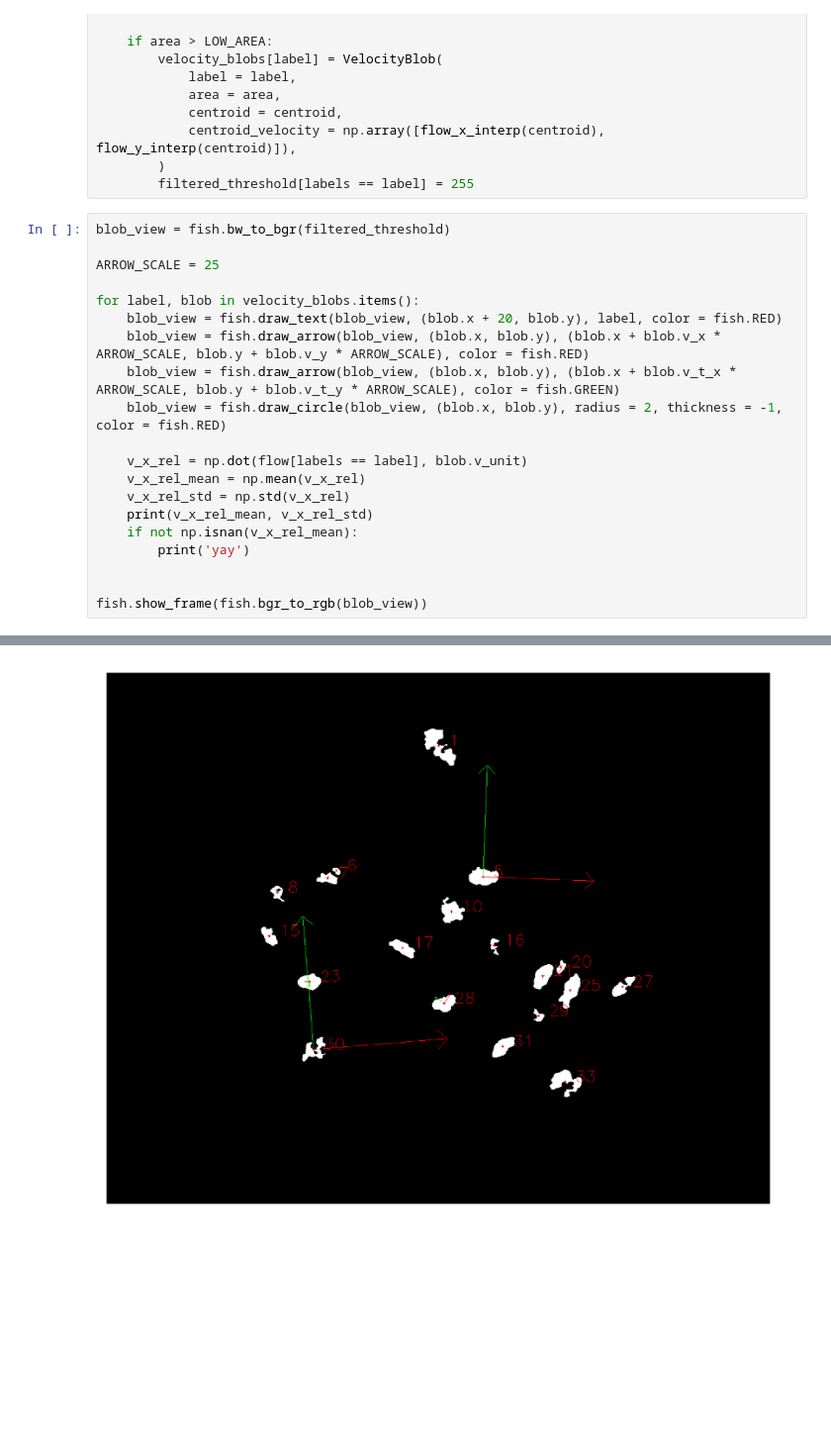
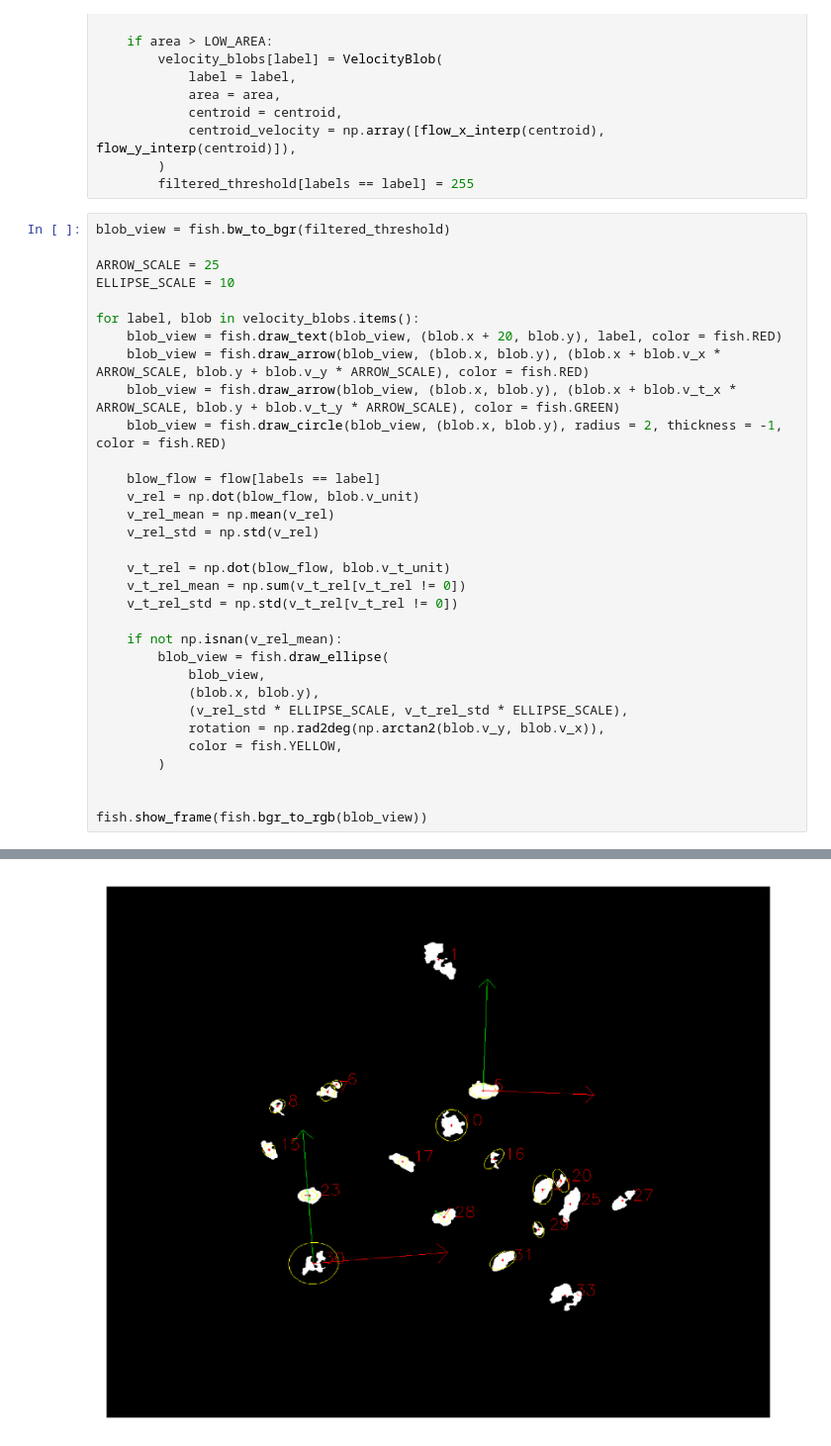
Before and after one commit to JoshKarpel/fish, a Jupyter notebook: dev/optical_flow.ipynb, the cells around one changed output, grey strips where cells are left out. Shown at 99% size. Saved outputs shown, nothing was run; the diff lists cells and outputs as text; blank space fills up the shorter version.

Commit message:
first pass on optical flow movie

```diff
--- a/dev/optical_flow.ipynb
+++ b/dev/optical_flow.ipynb
@@ -177,6 +177,7 @@ for label in range(1, num_labels):
 blob_view = fish.bw_to_bgr(filtered_threshold)
 
 ARROW_SCALE = 25
+ELLIPSE_SCALE = 10
 
 for label, blob in velocity_blobs.items():
     blob_view = fish.draw_text(blob_view, (blob.x + 20, blob.y), label, color = fish.RED)
@@ -184,12 +185,23 @@ for label, blob in velocity_blobs.items():
     blob_view = fish.draw_arrow(blob_view, (blob.x, blob.y), (blob.x + blob.v_t_x * ARROW_SCALE, blob.y + blob.v_t_y * ARROW_SCALE), color = fish.GREEN)
     blob_view = fish.draw_circle(blob_view, (blob.x, blob.y), radius = 2, thickness = -1, color = fish.RED)
 
-    v_x_rel = np.dot(flow[labels == label], blob.v_unit)
-    v_x_rel_mean = np.mean(v_x_rel)
-    v_x_rel_std = np.std(v_x_rel)
-    print(v_x_rel_mean, v_x_rel_std)
-    if not np.isnan(v_x_rel_mean):
-        print('yay')
+    blow_flow = flow[labels == label]
+    v_rel = np.dot(blow_flow, blob.v_unit)
+    v_rel_mean = np.mean(v_rel)
+    v_rel_std = np.std(v_rel)
+
+    v_t_rel = np.dot(blow_flow, blob.v_t_unit)
+    v_t_rel_mean = np.sum(v_t_rel[v_t_rel != 0])
+    v_t_rel_std = np.std(v_t_rel[v_t_rel != 0])
+
+    if not np.isnan(v_rel_mean):
+        blob_view = fish.draw_ellipse(
+            blob_view,
+            (blob.x, blob.y),
+            (v_rel_std * ELLIPSE_SCALE, v_t_rel_std * ELLIPSE_SCALE),
+            rotation = np.rad2deg(np.arctan2(blob.v_y, blob.v_x)),
+            color = fish.YELLOW,
+        )
 
 
 fish.show_frame(fish.bgr_to_rgb(blob_view))
@@ -214 +209 @@ nan nan
-[figure, old version]
+[figure, new version]
```
Also changed, not shown: parts of 1 cell of this notebook, 3 other files.
